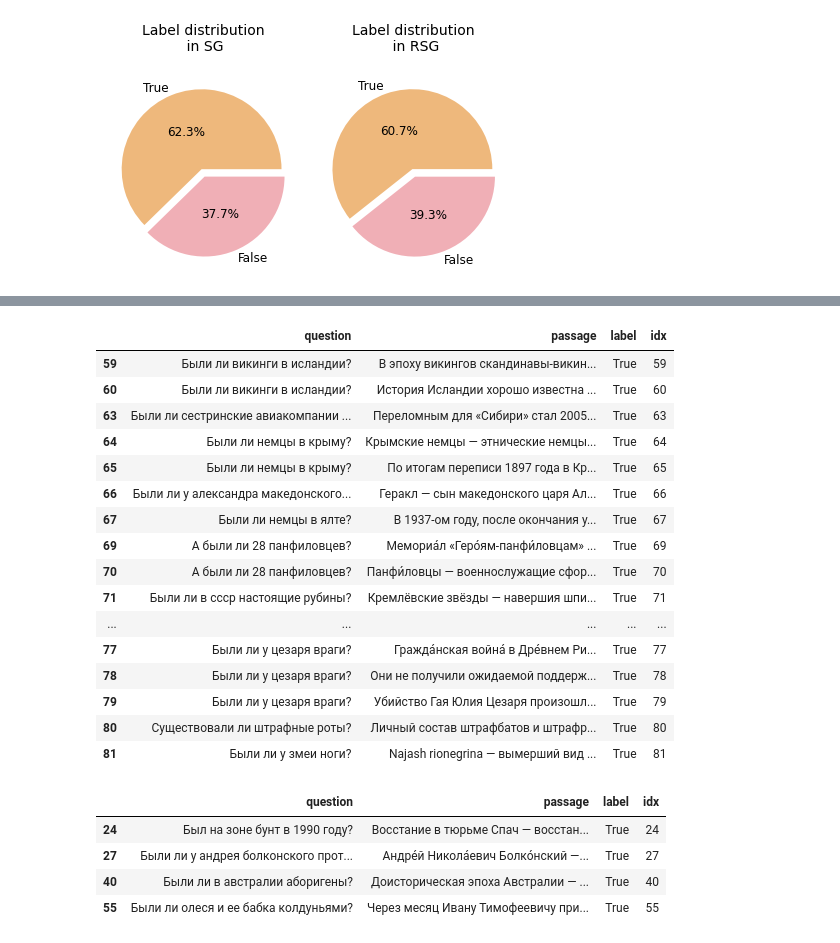
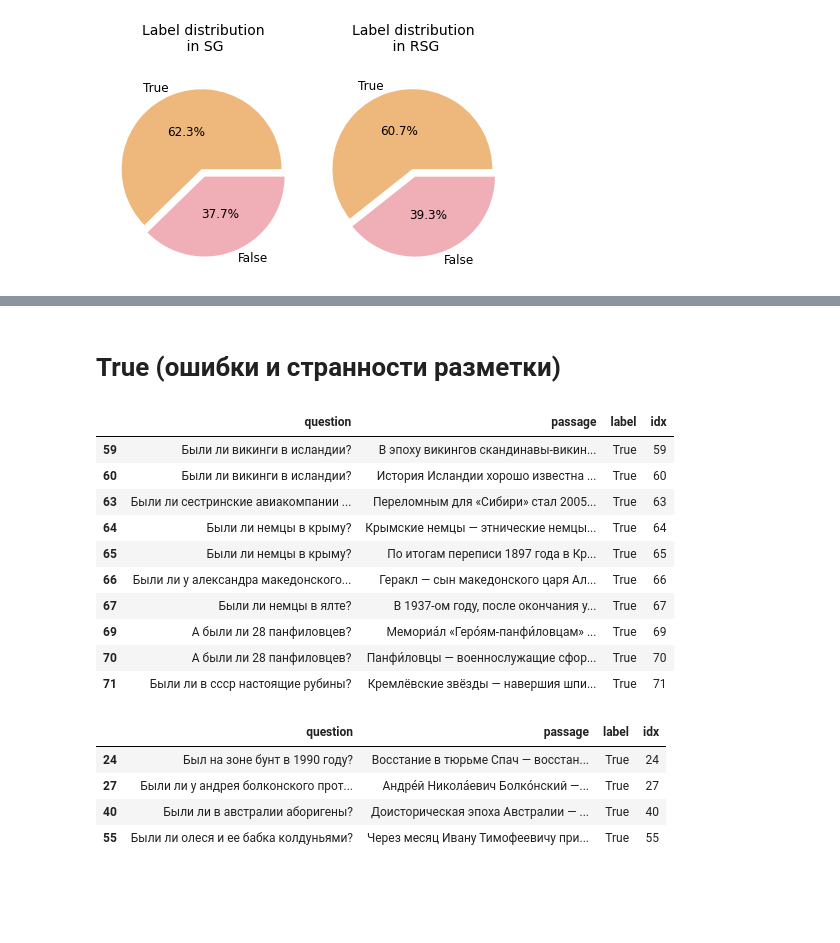
Before and after one commit to tatiana-iazykova/2020_HACK_RUSSIANSUPERGLUE, a Jupyter notebook: RSG_DaNetQA.ipynb, the cells around one changed output, grey strips where cells are left out. Saved outputs shown, nothing was run; the diff lists cells and outputs as text; code cells hidden in the pictures; blank space fills up the shorter version.

```diff
--- a/RSG_DaNetQA.ipynb
+++ b/RSG_DaNetQA.ipynb
@@ -203,25 +292,21 @@ df.head(6)
+# %% [markdown]
+# True (ошибки и странности разметки)
 # %%
 df_true = df[(df['label'] == True)]
 df_true.reset_index
-df_true.iloc[50:70]
+df_true.iloc[50:60]
 # %% [output]
 |  | question | passage | label | idx |
 | 59 | Были ли викинги в исландии? | В эпоху викингов скандинавы-викин... | True | 59 |
 | 60 | Были ли викинги в исландии? | История Исландии хорошо известна ... | True | 60 |
 | 63 | Были ли сестринские авиакомпании ... | Переломным для «Сибири» стал 2005... | True | 63 |
 | 64 | Были ли немцы в крыму? | Крымские немцы — этнические немцы... | True | 64 |
 | 65 | Были ли немцы в крыму? | По итогам переписи 1897 года в Кр... | True | 65 |
 | 66 | Были ли у александра македонского... | Геракл — сын македонского царя Ал... | True | 66 |
 | 67 | Были ли немцы в ялте? | В 1937-ом году, после окончания у... | True | 67 |
 | 69 | А были ли 28 панфиловцев? | Мемориа́л «Геро́ям-панфи́ловцам» ... | True | 69 |
 | 70 | А были ли 28 панфиловцев? | Панфи́ловцы — военнослужащие сфор... | True | 70 |
 | 71 | Были ли в ссср настоящие рубины? | Кремлёвские звёзды — навершия шпи... | True | 71 |
-| ... | ... | ... | ... | ... |
-| 77 | Были ли у цезаря враги? | Гражда́нская война́ в Дре́внем Ри... | True | 77 |
-| 78 | Были ли у цезаря враги? | Они не получили ожидаемой поддерж... | True | 78 |
-| 79 | Были ли у цезаря враги? | Убийство Гая Юлия Цезаря произошл... | True | 79 |
-| 80 | Существовали ли штрафные роты? | Личный состав штрафбатов и штрафр... | True | 80 |
-| 81 | Были ли у змеи ноги? | Najash rionegrina — вымерший вид ... | True | 81 |
 # %%
 #ошибки
 df.iloc[[24, 27, 40, 55]]
```
Also changed, not shown: parts of 23 cells of this notebook.
